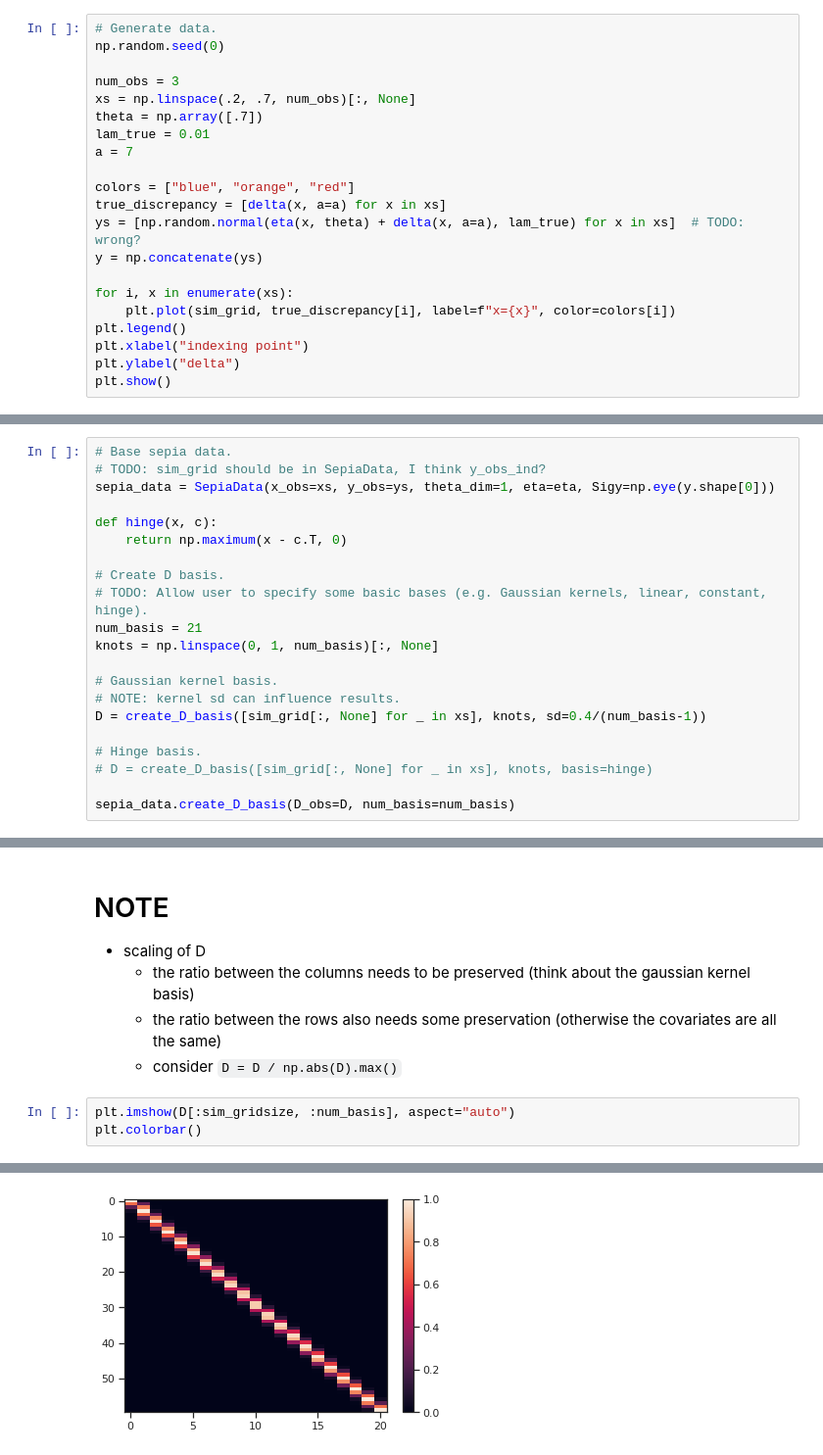
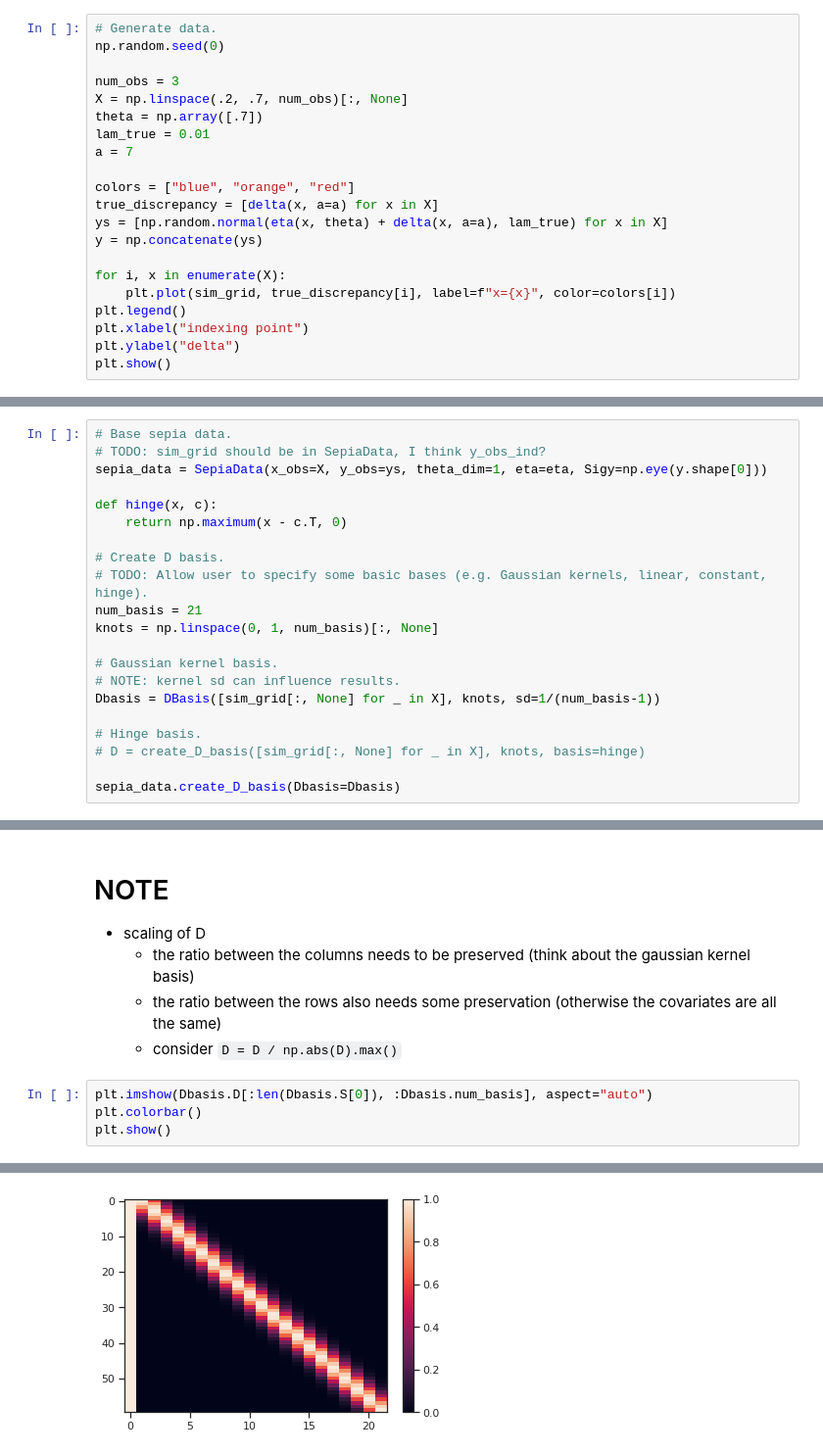
Before and after one commit to lanl/SEPIA, a Jupyter notebook: examples/emu-free-demo.ipynb, the cells around one changed output, grey strips where cells are left out. Shown at 98% size. Drawn from its saved outputs; the diff is of its cells as text.

Commit message:
able to add bias term in Discrepancy

```diff
--- a/examples/emu-free-demo.ipynb
+++ b/examples/emu-free-demo.ipynb
@@ -43,17 +43,17 @@ def delta(x, a=3):
 np.random.seed(0)
 
 num_obs = 3
-xs = np.linspace(.2, .7, num_obs)[:, None]
+X = np.linspace(.2, .7, num_obs)[:, None]
 theta = np.array([.7])
 lam_true = 0.01
 a = 7
 
 colors = ["blue", "orange", "red"]
-true_discrepancy = [delta(x, a=a) for x in xs]
-ys = [np.random.normal(eta(x, theta) + delta(x, a=a), lam_true) for x in xs]  # TODO: wrong?
+true_discrepancy = [delta(x, a=a) for x in X]
+ys = [np.random.normal(eta(x, theta) + delta(x, a=a), lam_true) for x in X]
 y = np.concatenate(ys)
 
-for i, x in enumerate(xs):
+for i, x in enumerate(X):
     plt.plot(sim_grid, true_discrepancy[i], label=f"x={x}", color=colors[i])
 plt.legend()
 plt.xlabel("indexing point")
@@ -78,7 +78,7 @@ plt.show()
 # %%
 # Base sepia data.
 # TODO: sim_grid should be in SepiaData, I think y_obs_ind?
-sepia_data = SepiaData(x_obs=xs, y_obs=ys, theta_dim=1, eta=eta, Sigy=np.eye(y.shape[0]))
+sepia_data = SepiaData(x_obs=X, y_obs=ys, theta_dim=1, eta=eta, Sigy=np.eye(y.shape[0]))
 
 def hinge(x, c):
     return np.maximum(x - c.T, 0)
@@ -90,12 +90,12 @@ knots = np.linspace(0, 1, num_basis)[:, None]
 
 # Gaussian kernel basis.
 # NOTE: kernel sd can influence results.
-D = create_D_basis([sim_grid[:, None] for _ in xs], knots, sd=0.4/(num_basis-1))
+Dbasis = DBasis([sim_grid[:, None] for _ in X], knots, sd=1/(num_basis-1))
 
 # Hinge basis.
-# D = create_D_basis([sim_grid[:, None] for _ in xs], knots, basis=hinge)
+# D = create_D_basis([sim_grid[:, None] for _ in X], knots, basis=hinge)
 
-sepia_data.create_D_basis(D_obs=D, num_basis=num_basis)
+sepia_data.create_D_basis(Dbasis=Dbasis)
 # %%
 sepia_model = SepiaModel(sepia_data)
 # %%
@@ -316,6 +319,7 @@ anim
     - the ratio between the rows also needs some preservation (otherwise the covariates are all the same)
     - consider `D = D / np.abs(D).max()`
 # %%
-plt.imshow(D[:sim_gridsize, :num_basis], aspect="auto")
+plt.imshow(Dbasis.D[:len(Dbasis.S[0]), :Dbasis.num_basis], aspect="auto")
 plt.colorbar()
+plt.show()
 # %% [output]
@@ -323,2 +326,2 @@ plt.colorbar()
-[figure, old version]
+[figure, new version]
 # %%
```
Also changed, not shown: parts of 14 cells of this notebook, 3 other files.
